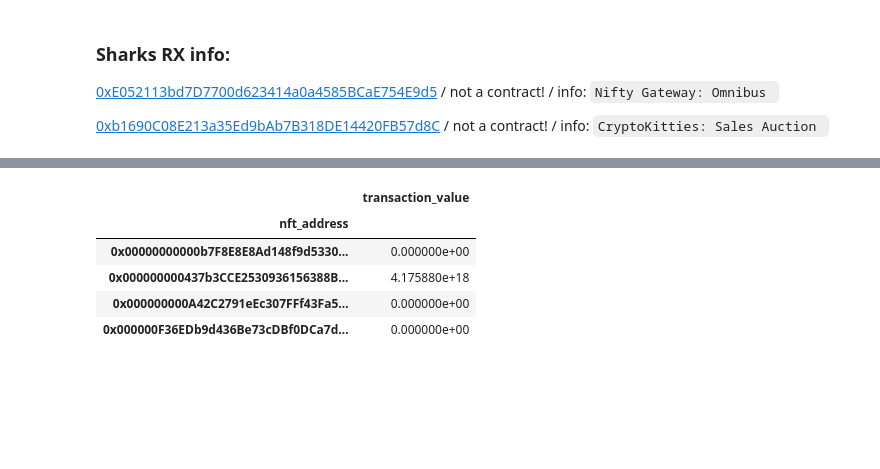
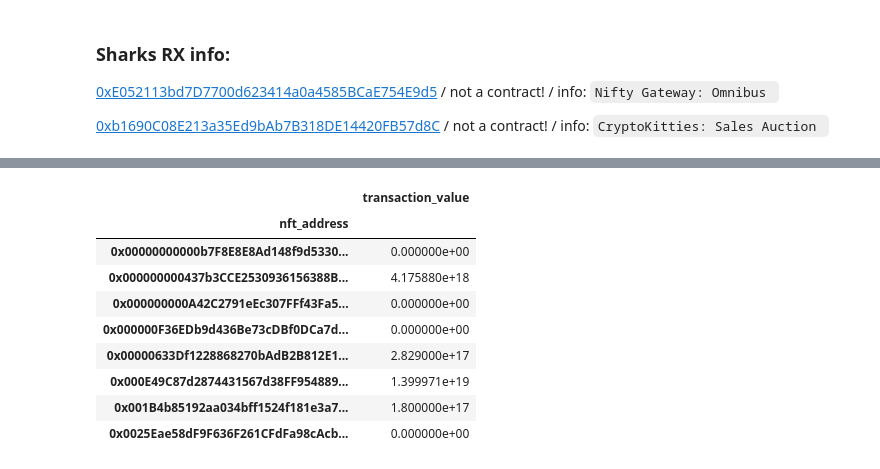
Before and after one commit to moonstream-to/api, a Jupyter notebook: datasets/nfts/notebooks/transfers_count.ipynb, the cells around one changed output, grey strips where cells are left out. Drawn from its saved outputs; the diff is of its cells as text; code cells hidden in the pictures; blank space fills up the shorter version.

```diff
--- a/datasets/nfts/notebooks/transfers_count.ipynb
+++ b/datasets/nfts/notebooks/transfers_count.ipynb
@@ -179,12 +179,16 @@ transfers["transaction_value"].head(15)
 Name: transaction_value, dtype: float64
 # %%
 total_value_per_nft = transfers[["nft_address", "transaction_value"]].groupby(transfers["nft_address"]).sum()
-total_value_per_nft.head(4)
+total_value_per_nft.head(8)
 # %% [output]
 |  | transaction_value |
 | nft_address |  |
 | 0x00000000000b7F8E8E8Ad148f9d5330... | 0.000000e+00 |
 | 0x000000000437b3CCE2530936156388B... | 4.175880e+18 |
 | 0x000000000A42C2791eEc307FFf43Fa5... | 0.000000e+00 |
 | 0x000000F36EDb9d436Be73cDBf0DCa7d... | 0.000000e+00 |
+| 0x00000633Df1228868270bAdB2B812E1... | 2.829000e+17 |
+| 0x000E49C87d2874431567d38FF954889... | 1.399971e+19 |
+| 0x001B4b85192aa034bff1524f181e3a7... | 1.800000e+17 |
+| 0x0025Eae58dF9F636F261CFdFa98cAcb... | 0.000000e+00 |
 # %%
```
Also changed, not shown: parts of 15 cells of this notebook.
